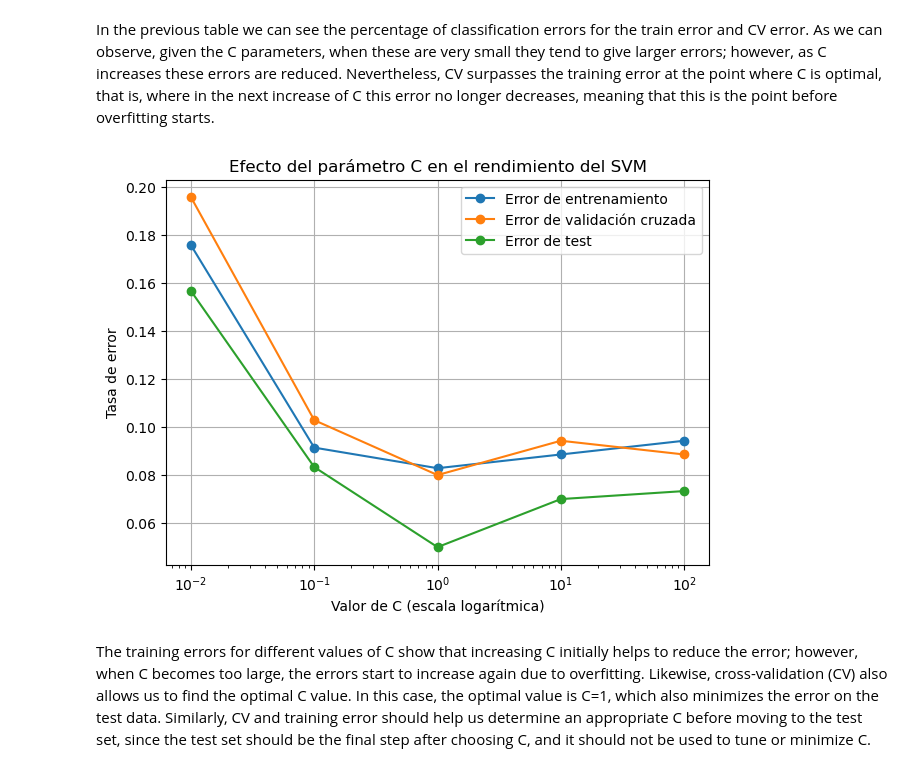
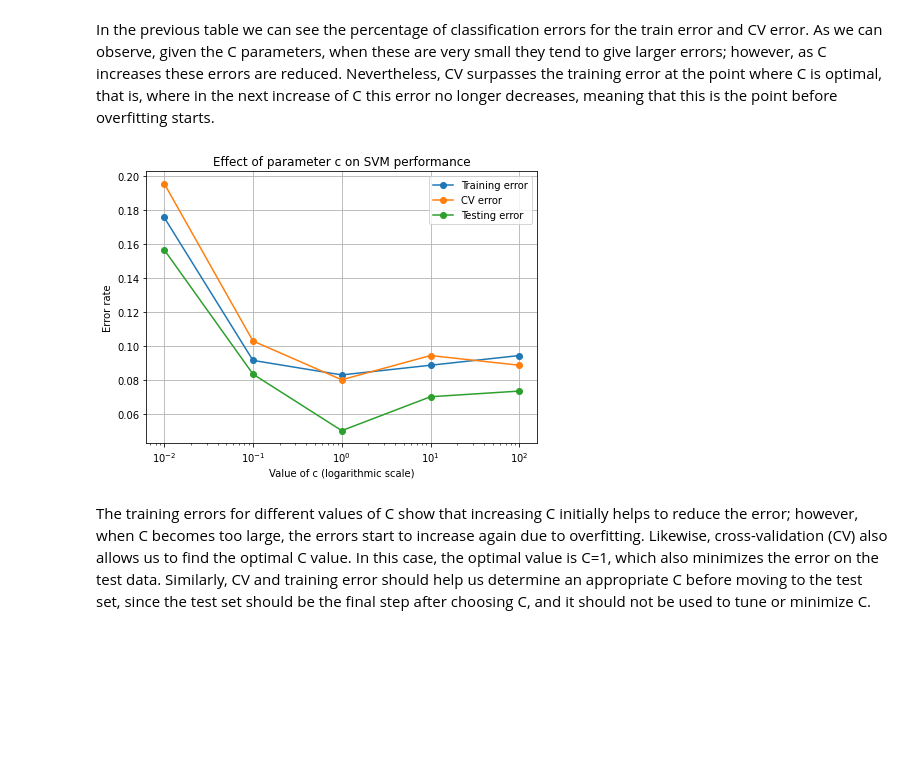
Before and after one commit to chvz-22-02/ENEI-2025-ML2-Tarea1, a Jupyter notebook: src/partB.ipynb, the cells around one changed output. Cells and saved outputs as stored; diff of their text form; code cells hidden in the pictures; blank space fills up the shorter version.

```diff
--- a/src/partB.ipynb
+++ b/src/partB.ipynb
@@ -81,18 +81,18 @@ pd.DataFrame({
 In the previous table we can see the percentage of classification errors for the train error and CV error. As we can observe, given the C parameters, when these are very small they tend to give larger errors; however, as C increases these errors are reduced. Nevertheless, CV surpasses the training error at the point where C is optimal, that is, where in the next increase of C this error no longer decreases, meaning that this is the point before overfitting starts.
 # %%
 plt.figure(figsize=(7,5))
-plt.plot(C_values, train_errors, marker='o', label='Error de entrenamiento')
-plt.plot(C_values, cv_errors, marker='o', label='Error de validación cruzada')
-plt.plot(C_values, test_errors, marker='o', label='Error de test')
+plt.plot(C_values, train_errors, marker='o', label='Training error')
+plt.plot(C_values, cv_errors, marker='o', label='CV error')
+plt.plot(C_values, test_errors, marker='o', label='Testing error')
 plt.xscale('log')
-plt.xlabel('Valor de C (escala logarítmica)')
-plt.ylabel('Tasa de error')
-plt.title('Efecto del parámetro C en el rendimiento del SVM')
+plt.xlabel('Value of c (logarithmic scale)')
+plt.ylabel('Error rate')
+plt.title('Effect of parameter c on SVM performance')
 plt.legend()
 plt.grid(True)
 plt.show()
 # %% [output]
-[figure, old version]
+[figure, new version]
 # %% [markdown]
 The training errors for different values of C show that increasing C initially helps to reduce the error; however, when C becomes too large, the errors start to increase again due to overfitting. Likewise, cross-validation (CV) also allows us to find the optimal C value. In this case, the optimal value is C=1, which also minimizes the error on the test data. Similarly, CV and training error should help us determine an appropriate C before moving to the test set, since the test set should be the final step after choosing C, and it should not be used to tune or minimize C.
 # %% [markdown]
```
Also changed, not shown: parts of 1 cell of this notebook, 2 other files.
